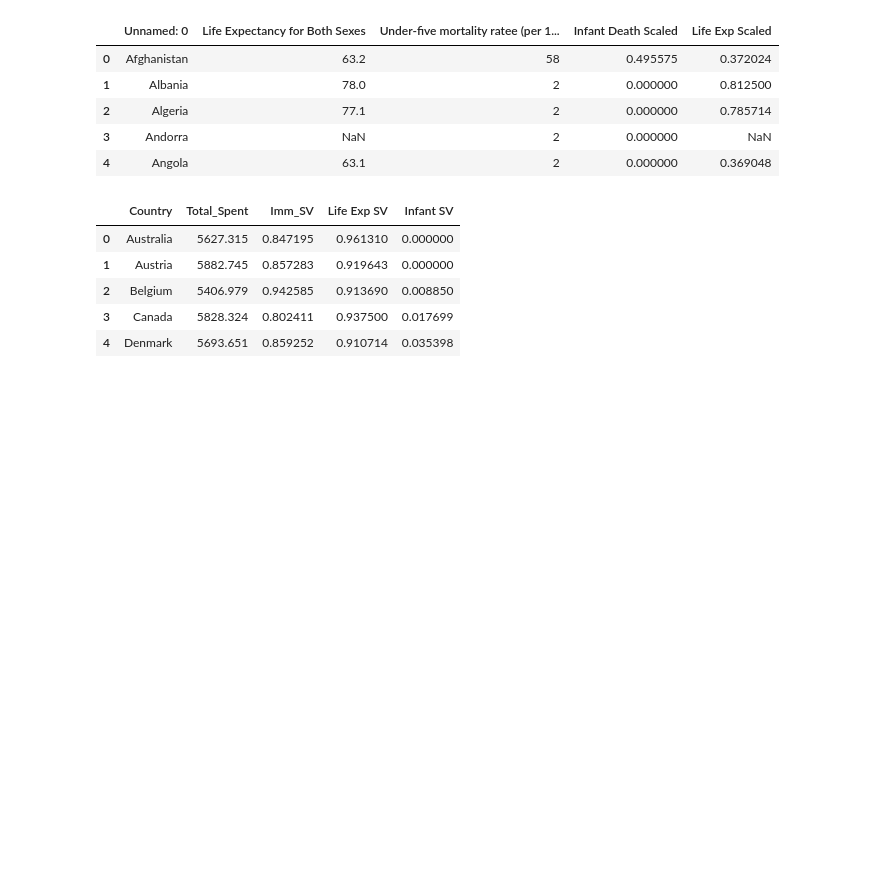
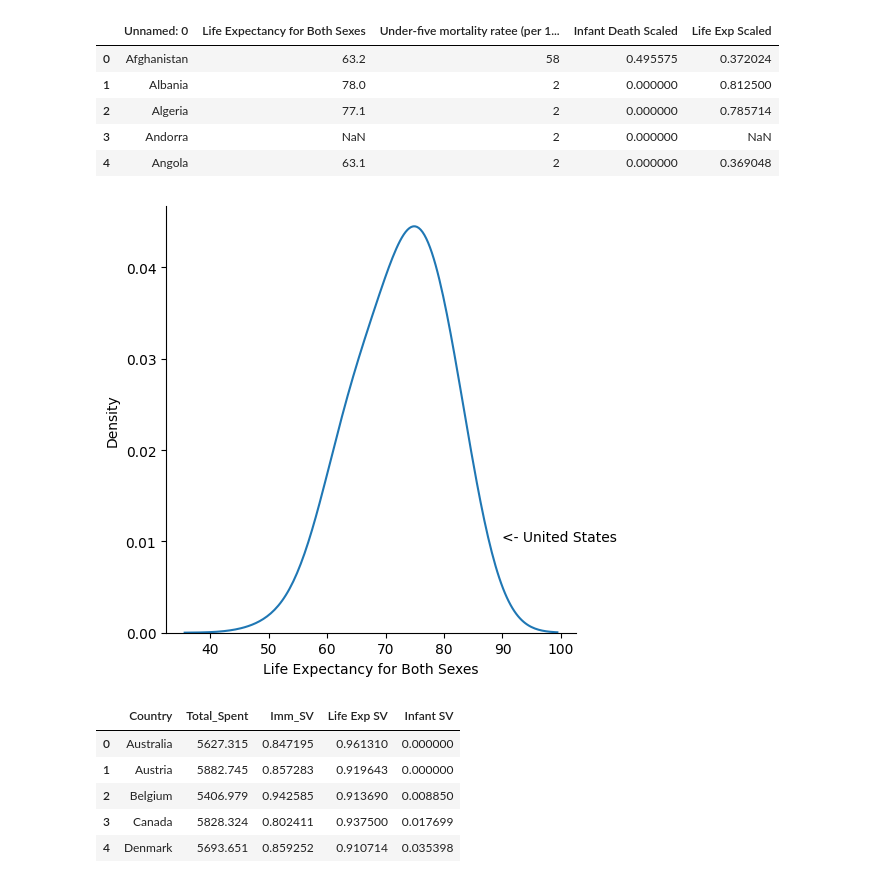
Before and after one commit to mko02/BeastCancer, a Jupyter notebook: MAIN.ipynb, the cells around one changed output. Cells and saved outputs as stored; diff of their text form; code cells hidden in the pictures; blank space fills up the shorter version.

```diff
--- a/MAIN.ipynb
+++ b/MAIN.ipynb
@@ -98,7 +98,13 @@ Std: 7.128367384590047
 | 3 | Andorra | NaN | 2 | 0.000000 | NaN |
 | 4 | Angola | 63.1 | 2 | 0.000000 | 0.369048 |
 # %%
-sns.displot(life_exp_df["Life Expectancy for Both Sexes"], x="Life Expectancy for Both Sexes", kind="kde", bw_adjust=2)
+sns.displot(life_exp_df, x="Life Expectancy for Both Sexes", kind="kde", bw_adjust=2)
+
+for i, country in enumerate (life_exp_df["Unnamed: 0"]):
+    if (country == "United States") :
+        plt.text(90, 0.01, "<- " + country)
+# %% [output]
+[figure, added]
 # %%
 def add_sv(row, df, col):
     country = row["Country"]
```
Also changed, not shown: 1 other file.
